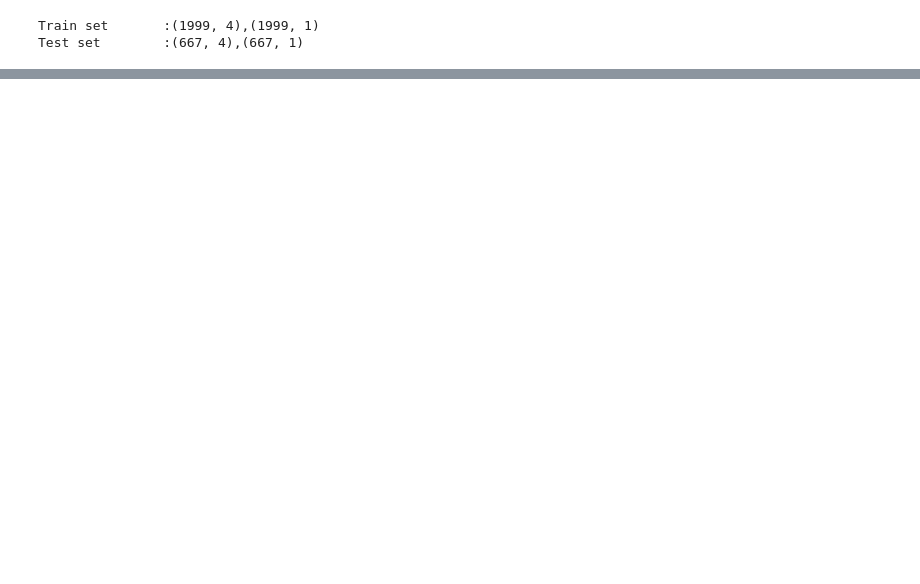
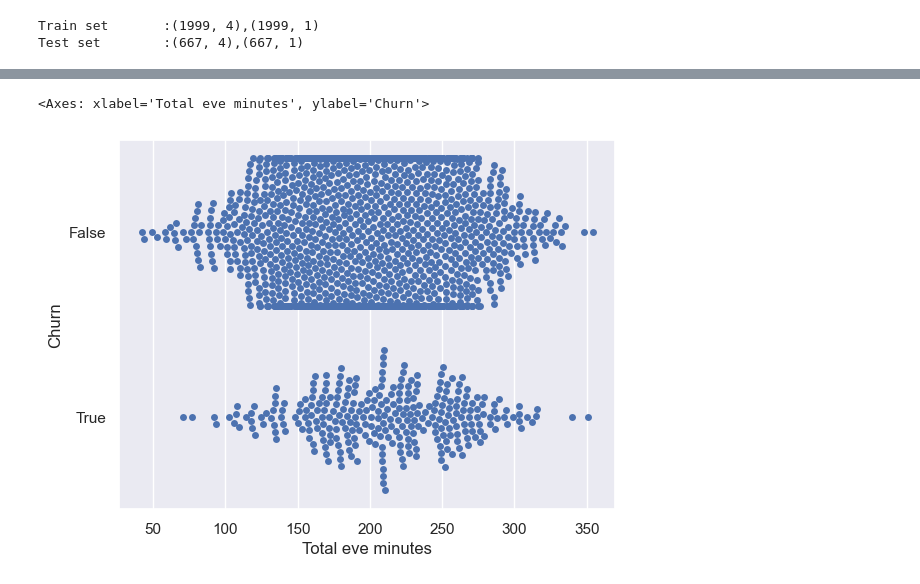
Before and after one commit to chuaqindi/sc1015-miniproject, a Jupyter notebook: Classification Tree.ipynb, the cells around one changed output, grey strips where cells are left out. Cells and saved outputs as stored; diff of their text form; code cells hidden in the pictures; blank space fills up the shorter version.

```diff
--- a/Classification Tree.ipynb
+++ b/Classification Tree.ipynb
@@ -186,0 +193,5 @@ TypeError: cannot concatenate object of type '<class 'numpy.ndarray'>'; only Ser
+# %%
+sb.swarmplot(x = trainDF["Total eve minutes"], y = trainDF["Churn"], data = trainDF, orient = "h")
+# %% [output]
+<Axes: xlabel='Total eve minutes', ylabel='Churn'>
+[figure, added]
```
Also changed, not shown: parts of 15 cells of this notebook.
